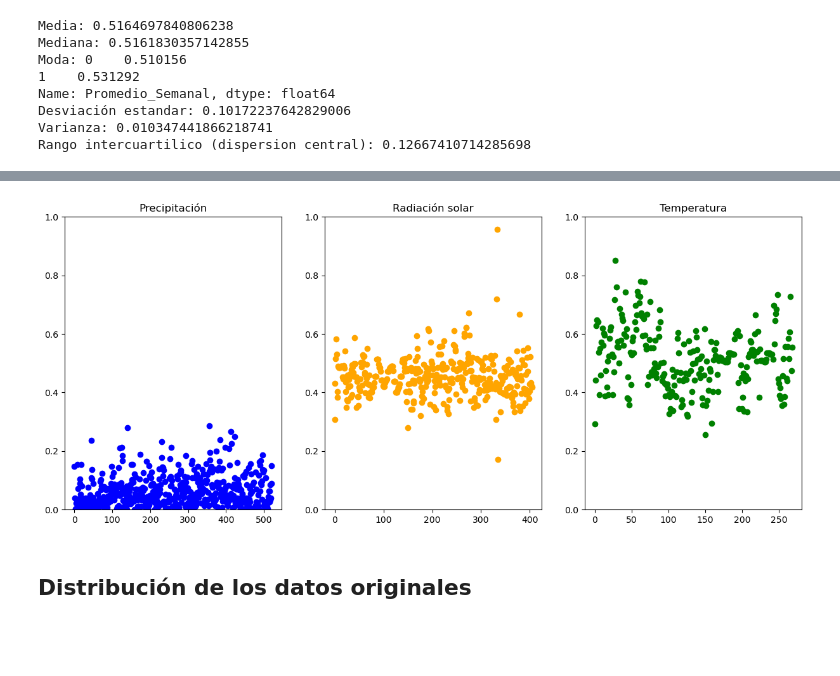
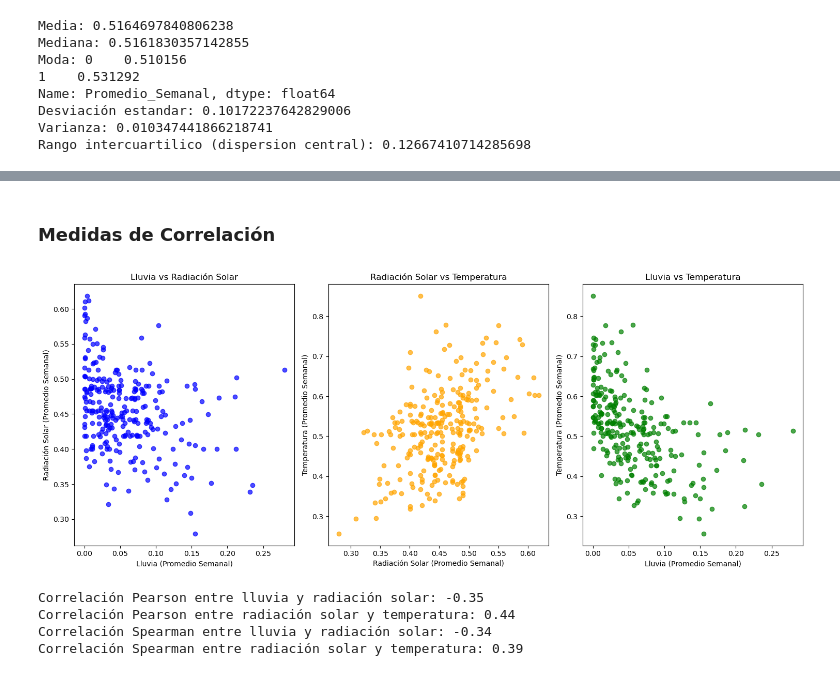
Before and after one commit to jmvilla12/bootcamp-ai, a Jupyter notebook: Proyecto/Complete_project.ipynb, the cells around one changed output, grey strips where cells are left out. Cells and saved outputs as stored; diff of their text form; code cells hidden in the pictures; blank space fills up the shorter version.

```diff
--- a/Proyecto/Complete_project.ipynb
+++ b/Proyecto/Complete_project.ipynb
@@ -620,0 +643,14 @@ Rango intercuartilico (dispersion central): 0.12667410714285698
+# %%
+# Para hallar las medidas de correlación debemos ajustar todos los dataframe de una fecha que hayan datos de los 3
+# hasta la fecha que termine el primero de los 3
+f_inicio = '2014-12-08'
+f_inicio = pd.to_datetime(f_inicio)
+f_fin = '2020-01-31'
+f_fin = pd.to_datetime(f_fin)
+
+unificado_lluvia = semanal_lluvia[(semanal_lluvia['Fecha_Inicial'] >= f_inicio) & (semanal_lluvia['Fecha_Inicial'] <= f_fin)].copy()
+print(unificado_lluvia)
+unificado_rsolar = semanal_rsolar[(semanal_rsolar['Fecha_Inicial'] >= f_inicio) & (semanal_rsolar['Fecha_Inicial'] <= f_fin)].copy()
+print(unificado_rsolar)
+unificado_tseca = semanal_tseca[(semanal_tseca['Fecha_Inicial'] >= f_inicio) & (semanal_tseca['Fecha_Inicial'] <= f_fin)].copy()
+print(unificado_tseca)
@@ -621,19 +675,49 @@ Rango intercuartilico (dispersion central): 0.12667410714285698
+# %% [markdown]
+### Medidas de Correlación
+# %%
+fig = plt.figure(figsize=(15, 6))
+
+# Gráfico de dispersión entre lluvia y radiación solar
+ax1 = fig.add_subplot(1, 3, 1)
+ax1.scatter(unificado_lluvia['Promedio_Semanal'], unificado_rsolar['Promedio_Semanal'], color='blue', alpha=0.7)
+ax1.set_title('Lluvia vs Radiación Solar')
+ax1.set_xlabel('Lluvia (Promedio Semanal)')
+ax1.set_ylabel('Radiación Solar (Promedio Semanal)')
+
+# Gráfico de dispersión entre radiación solar y temperatura
+ax2 = fig.add_subplot(1, 3, 2)
+ax2.scatter(unificado_rsolar['Promedio_Semanal'], unificado_tseca['Promedio_Semanal'], color='orange', alpha=0.7)
+ax2.set_title('Radiación Solar vs Temperatura')
+ax2.set_xlabel('Radiación Solar (Promedio Semanal)')
+ax2.set_ylabel('Temperatura (Promedio Semanal)')
+
+# Gráfico de dispersión entre lluvia y temperatura
+ax3 = fig.add_subplot(1, 3, 3)
+ax3.scatter(unificado_lluvia['Promedio_Semanal'], unificado_tseca['Promedio_Semanal'], color='green', alpha=0.7)
+ax3.set_title('Lluvia vs Temperatura')
+ax3.set_xlabel('Lluvia (Promedio Semanal)')
+ax3.set_ylabel('Temperatura (Promedio Semanal)')
+
+plt.tight_layout()
+plt.show()
+# %% [output]
+[figure, added]
 # %%
-fig = plt.figure(figsize = (15, 6))
-ax1 = fig.add_subplot(1, 3, 1)
-ax2 = fig.add_subplot(1, 3, 2)
-ax3 = fig.add_subplot(1, 3, 3)
-ax1.set_title('Precipitación')
-ax1.plot(semanal_lluvia['Promedio_Semanal'], linewidth = 0, marker = 'o', color = 'blue', markersize = 6)
-ax1.set_ylim(0,1)
-ax2.set_title('Radiación solar')
-ax2.plot(semanal_rsolar['Promedio_Semanal'], linewidth = 0, marker = 'o', color = 'orange', markersize = 6)
-ax2.set_ylim(0,1)
-ax3.set_title('Temperatura')
-ax3.plot(semanal_tseca['Promedio_Semanal'], linewidth = 0, marker = 'o', color = 'green', markersize = 6)
-ax3.set_ylim(0,1)
-plt.show()
+# Calculamos los coeficientes de correlación de Pearson
+correlacion_pearson = unificado_lluvia['Promedio_Semanal'].corr(unificado_rsolar['Promedio_Semanal'])
+print(f"Correlación Pearson entre lluvia y radiación solar: {correlacion_pearson:.2f}")
+
+correlacion_pearson = unificado_rsolar['Promedio_Semanal'].corr(unificado_tseca['Promedio_Semanal'])
+print(f"Correlación Pearson entre radiación solar y temperatura: {correlacion_pearson:.2f}")
+
+# Calculamos los coeficientes de Spearman (opcional si no son relaciones lineales)
+correlacion_spearman = unificado_lluvia['Promedio_Semanal'].corr(unificado_rsolar['Promedio_Semanal'], method='spearman')
+print(f"Correlación Spearman entre lluvia y radiación solar: {correlacion_spearman:.2f}")
+
+correlacion_spearman = unificado_rsolar['Promedio_Semanal'].corr(unificado_tseca['Promedio_Semanal'], method='spearman')
+print(f"Correlación Spearman entre radiación solar y temperatura: {correlacion_spearman:.2f}")
 # %% [output]
-[figure, removed]
+Correlación Pearson entre lluvia y radiación solar: -0.35
+Correlación Pearson entre radiación solar y temperatura: 0.44
+Correlación Spearman entre lluvia y radiación solar: -0.34
+Correlación Spearman entre radiación solar y temperatura: 0.39
-# %% [markdown]
-## Distribución de los datos originales
```
Also changed, not shown: parts of 11 cells of this notebook.
